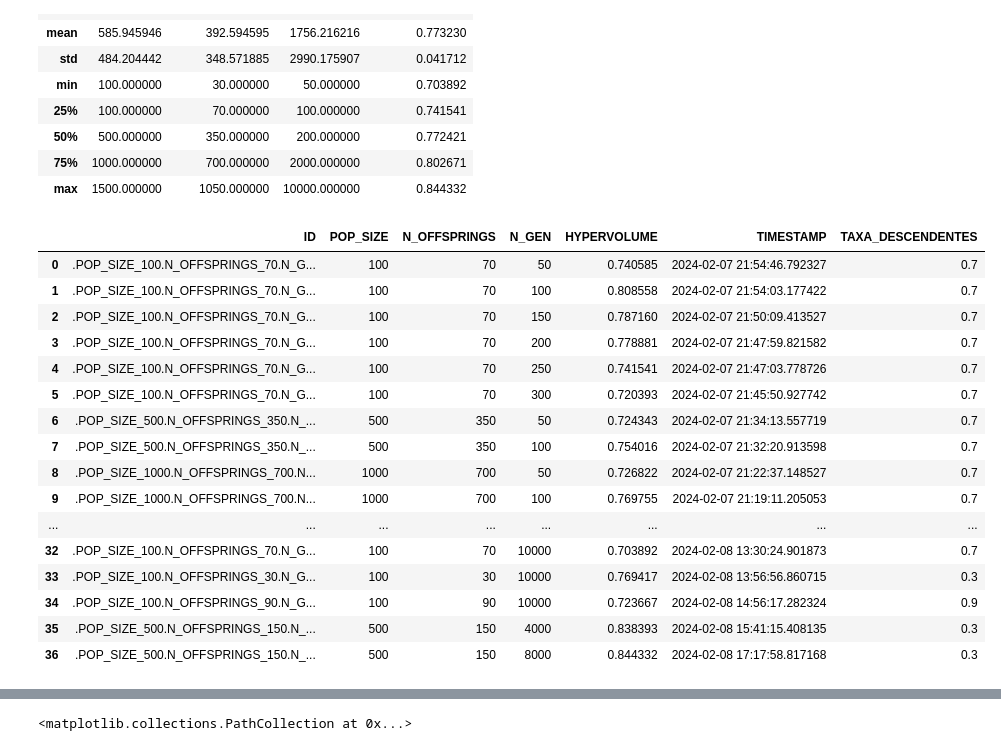
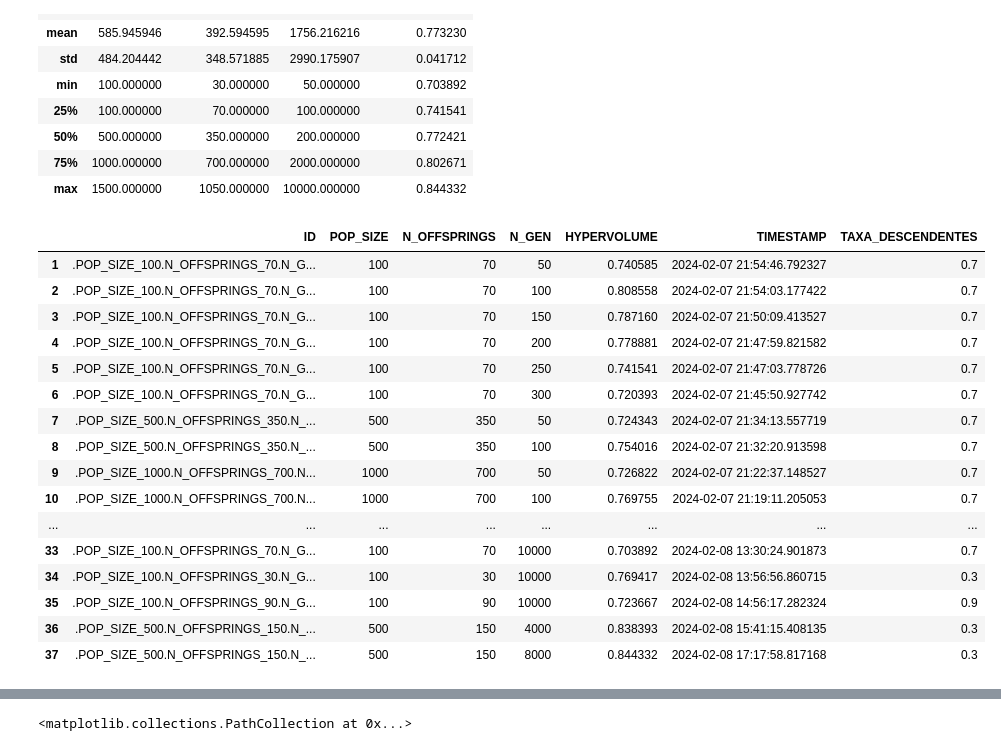
Before and after one commit to brucelucien/2023-notario-mba-tcc-dados-publicos, a Jupyter notebook: avaliacao.ipynb, the cells around one changed output, grey strips where cells are left out. Saved outputs shown, nothing was run; the diff lists cells and outputs as text; code cells hidden in the pictures.

Commit message:
Ajustando índice de hypervolume.

```diff
--- a/avaliacao.ipynb
+++ b/avaliacao.ipynb
@@ -33,26 +33,27 @@ df_hypervolume.describe()
 | 75% | 1000.000000 | 700.000000 | 2000.000000 | 0.802671 |
 | max | 1500.000000 | 1050.000000 | 10000.000000 | 0.844332 |
 # %%
+df_hypervolume.index = range(1, df_hypervolume.shape[0] + 1)
 df_hypervolume['TAXA_DESCENDENTES'] = round(df_hypervolume['N_OFFSPRINGS'] / df_hypervolume['POP_SIZE'], 2)
 df_hypervolume
 # %% [output]
 |  | ID | POP_SIZE | N_OFFSPRINGS | N_GEN | HYPERVOLUME | TIMESTAMP | TAXA_DESCENDENTES |
-| 0 | .POP_SIZE_100.N_OFFSPRINGS_70.N_G... | 100 | 70 | 50 | 0.740585 | 2024-02-07 21:54:46.792327 | 0.7 |
-| 1 | .POP_SIZE_100.N_OFFSPRINGS_70.N_G... | 100 | 70 | 100 | 0.808558 | 2024-02-07 21:54:03.177422 | 0.7 |
-| 2 | .POP_SIZE_100.N_OFFSPRINGS_70.N_G... | 100 | 70 | 150 | 0.787160 | 2024-02-07 21:50:09.413527 | 0.7 |
-| 3 | .POP_SIZE_100.N_OFFSPRINGS_70.N_G... | 100 | 70 | 200 | 0.778881 | 2024-02-07 21:47:59.821582 | 0.7 |
-| 4 | .POP_SIZE_100.N_OFFSPRINGS_70.N_G... | 100 | 70 | 250 | 0.741541 | 2024-02-07 21:47:03.778726 | 0.7 |
-| 5 | .POP_SIZE_100.N_OFFSPRINGS_70.N_G... | 100 | 70 | 300 | 0.720393 | 2024-02-07 21:45:50.927742 | 0.7 |
-| 6 | .POP_SIZE_500.N_OFFSPRINGS_350.N_... | 500 | 350 | 50 | 0.724343 | 2024-02-07 21:34:13.557719 | 0.7 |
-| 7 | .POP_SIZE_500.N_OFFSPRINGS_350.N_... | 500 | 350 | 100 | 0.754016 | 2024-02-07 21:32:20.913598 | 0.7 |
-| 8 | .POP_SIZE_1000.N_OFFSPRINGS_700.N... | 1000 | 700 | 50 | 0.726822 | 2024-02-07 21:22:37.148527 | 0.7 |
-| 9 | .POP_SIZE_1000.N_OFFSPRINGS_700.N... | 1000 | 700 | 100 | 0.769755 | 2024-02-07 21:19:11.205053 | 0.7 |
+| 1 | .POP_SIZE_100.N_OFFSPRINGS_70.N_G... | 100 | 70 | 50 | 0.740585 | 2024-02-07 21:54:46.792327 | 0.7 |
+| 2 | .POP_SIZE_100.N_OFFSPRINGS_70.N_G... | 100 | 70 | 100 | 0.808558 | 2024-02-07 21:54:03.177422 | 0.7 |
+| 3 | .POP_SIZE_100.N_OFFSPRINGS_70.N_G... | 100 | 70 | 150 | 0.787160 | 2024-02-07 21:50:09.413527 | 0.7 |
+| 4 | .POP_SIZE_100.N_OFFSPRINGS_70.N_G... | 100 | 70 | 200 | 0.778881 | 2024-02-07 21:47:59.821582 | 0.7 |
+| 5 | .POP_SIZE_100.N_OFFSPRINGS_70.N_G... | 100 | 70 | 250 | 0.741541 | 2024-02-07 21:47:03.778726 | 0.7 |
+| 6 | .POP_SIZE_100.N_OFFSPRINGS_70.N_G... | 100 | 70 | 300 | 0.720393 | 2024-02-07 21:45:50.927742 | 0.7 |
+| 7 | .POP_SIZE_500.N_OFFSPRINGS_350.N_... | 500 | 350 | 50 | 0.724343 | 2024-02-07 21:34:13.557719 | 0.7 |
+| 8 | .POP_SIZE_500.N_OFFSPRINGS_350.N_... | 500 | 350 | 100 | 0.754016 | 2024-02-07 21:32:20.913598 | 0.7 |
+| 9 | .POP_SIZE_1000.N_OFFSPRINGS_700.N... | 1000 | 700 | 50 | 0.726822 | 2024-02-07 21:22:37.148527 | 0.7 |
+| 10 | .POP_SIZE_1000.N_OFFSPRINGS_700.N... | 1000 | 700 | 100 | 0.769755 | 2024-02-07 21:19:11.205053 | 0.7 |
 | ... | ... | ... | ... | ... | ... | ... | ... |
-| 32 | .POP_SIZE_100.N_OFFSPRINGS_70.N_G... | 100 | 70 | 10000 | 0.703892 | 2024-02-08 13:30:24.901873 | 0.7 |
-| 33 | .POP_SIZE_100.N_OFFSPRINGS_30.N_G... | 100 | 30 | 10000 | 0.769417 | 2024-02-08 13:56:56.860715 | 0.3 |
-| 34 | .POP_SIZE_100.N_OFFSPRINGS_90.N_G... | 100 | 90 | 10000 | 0.723667 | 2024-02-08 14:56:17.282324 | 0.9 |
-| 35 | .POP_SIZE_500.N_OFFSPRINGS_150.N_... | 500 | 150 | 4000 | 0.838393 | 2024-02-08 15:41:15.408135 | 0.3 |
-| 36 | .POP_SIZE_500.N_OFFSPRINGS_150.N_... | 500 | 150 | 8000 | 0.844332 | 2024-02-08 17:17:58.817168 | 0.3 |
+| 33 | .POP_SIZE_100.N_OFFSPRINGS_70.N_G... | 100 | 70 | 10000 | 0.703892 | 2024-02-08 13:30:24.901873 | 0.7 |
+| 34 | .POP_SIZE_100.N_OFFSPRINGS_30.N_G... | 100 | 30 | 10000 | 0.769417 | 2024-02-08 13:56:56.860715 | 0.3 |
+| 35 | .POP_SIZE_100.N_OFFSPRINGS_90.N_G... | 100 | 90 | 10000 | 0.723667 | 2024-02-08 14:56:17.282324 | 0.9 |
+| 36 | .POP_SIZE_500.N_OFFSPRINGS_150.N_... | 500 | 150 | 4000 | 0.838393 | 2024-02-08 15:41:15.408135 | 0.3 |
+| 37 | .POP_SIZE_500.N_OFFSPRINGS_150.N_... | 500 | 150 | 8000 | 0.844332 | 2024-02-08 17:17:58.817168 | 0.3 |
 # %%
 buscar_quantidade_solucoes_por_id = lambda id: pd.read_csv(f'{ENDERECO_DATASET_SOLUCOES_ENCONTRADAS}{id}.csv', sep=';').shape[0]
 df_qtd_solucoes = pd.DataFrame([{ 'ID':id, 'QTD_SOLUCOES': buscar_quantidade_solucoes_por_id(id) } for id in df_hypervolume['ID']])
```
Also changed, not shown: parts of 1 cell of this notebook, 1 other file.
